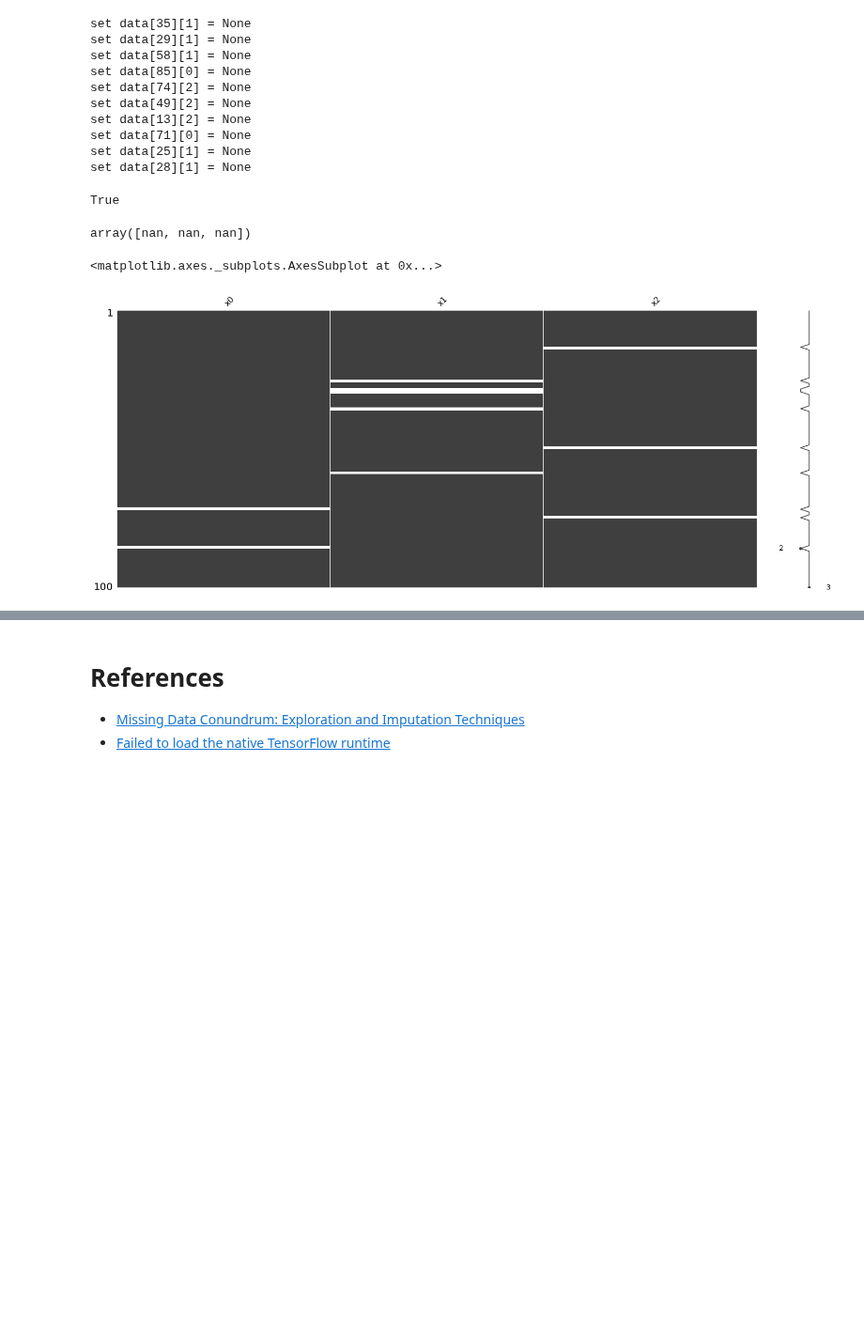
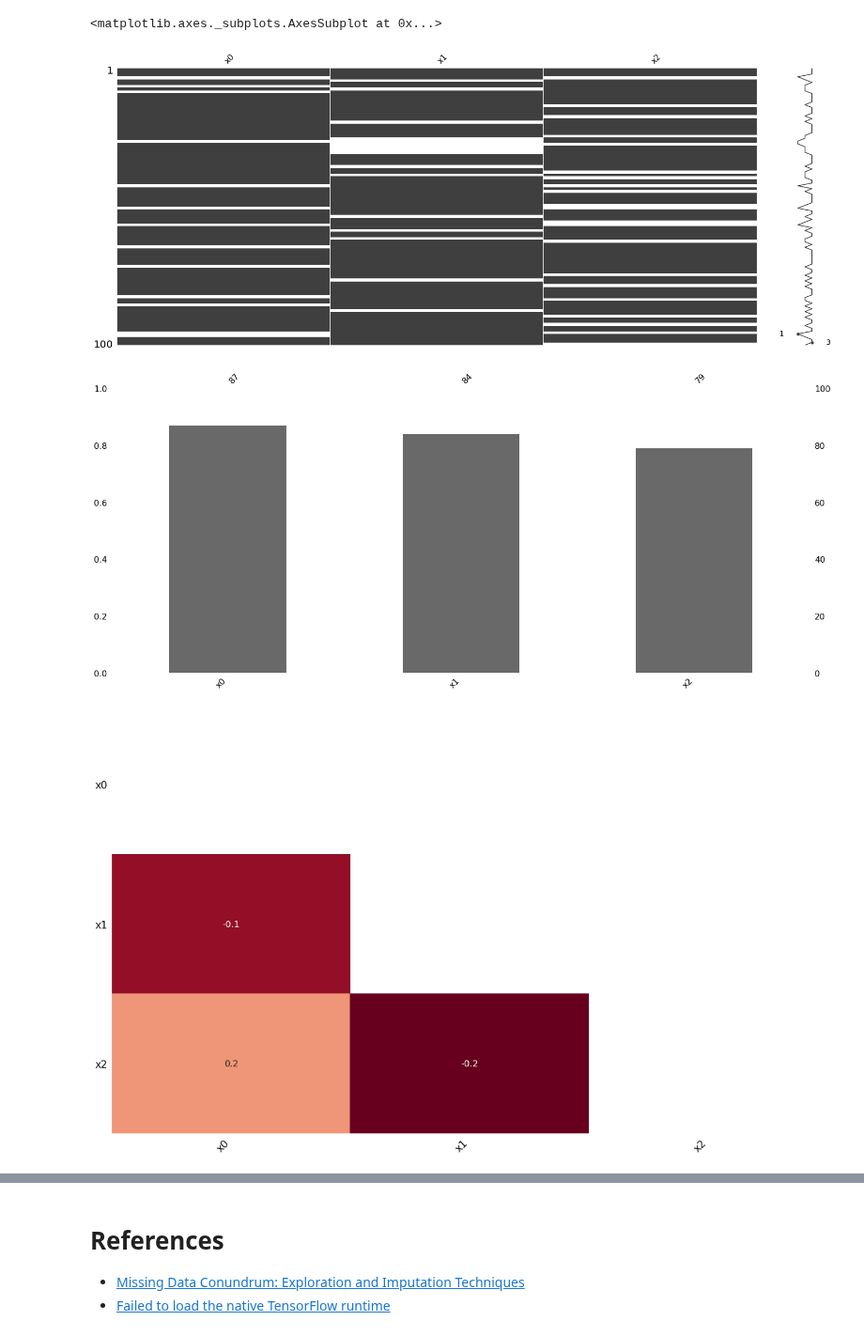
Before and after one commit to vangj/ds, a Jupyter notebook: missing/data-missingness.ipynb, the cells around one changed output, grey strips where cells are left out. Shown at 94% size. Drawn from its saved outputs; the diff is of its cells as text; code cells hidden in the pictures; blank space fills up the shorter version.

```diff
--- a/missing/data-missingness.ipynb
+++ b/missing/data-missingness.ipynb
@@ -30,35 +49,26 @@ while len(null_indices) < 10:
 # %%
-for pair in null_indices:
-    r = pair[0]
-    c = pair[1]
-    data[r][c] = None
-    print('set data[{}][{}] = None'.format(r, c))
+def knockout_data(data, null_indices):
+    m_data = np.copy(data)
+    for pair in null_indices:
+        r = pair[0]
+        c = pair[1]
+        m_data[r][c] = None
+    return m_data
+
+m_data = knockout_data(data, null_indices)
-# %% [output]
-set data[35][1] = None
-set data[29][1] = None
-set data[58][1] = None
-set data[85][0] = None
-set data[74][2] = None
-set data[49][2] = None
-set data[13][2] = None
-set data[71][0] = None
-set data[25][1] = None
-set data[28][1] = None
-# %%
-np.isnan(data).any()
-# %% [output]
-True
-# %%
-np.mean(data, axis=0)
-# %% [output]
-array([nan, nan, nan])
 # %%
 import missingno as msno
 import matplotlib
 import pandas as pd
 
-data_df = pd.DataFrame(data, columns=['x{}'.format(c) for c in range(data.shape[1])])
+data_df = pd.DataFrame(m_data, columns=['x{}'.format(c) for c in range(data.shape[1])])
+
 msno.matrix(data_df)
+msno.bar(data_df)
+msno.heatmap(data_df)
+msno.dendrogram(data_df)
 # %% [output]
 <matplotlib.axes._subplots.AxesSubplot at 0x...>
-[figure, old version]
+[figure, new version]
+[figure, added]
+[figure, added]
```
Also changed, not shown: parts of 24 cells of this notebook.
